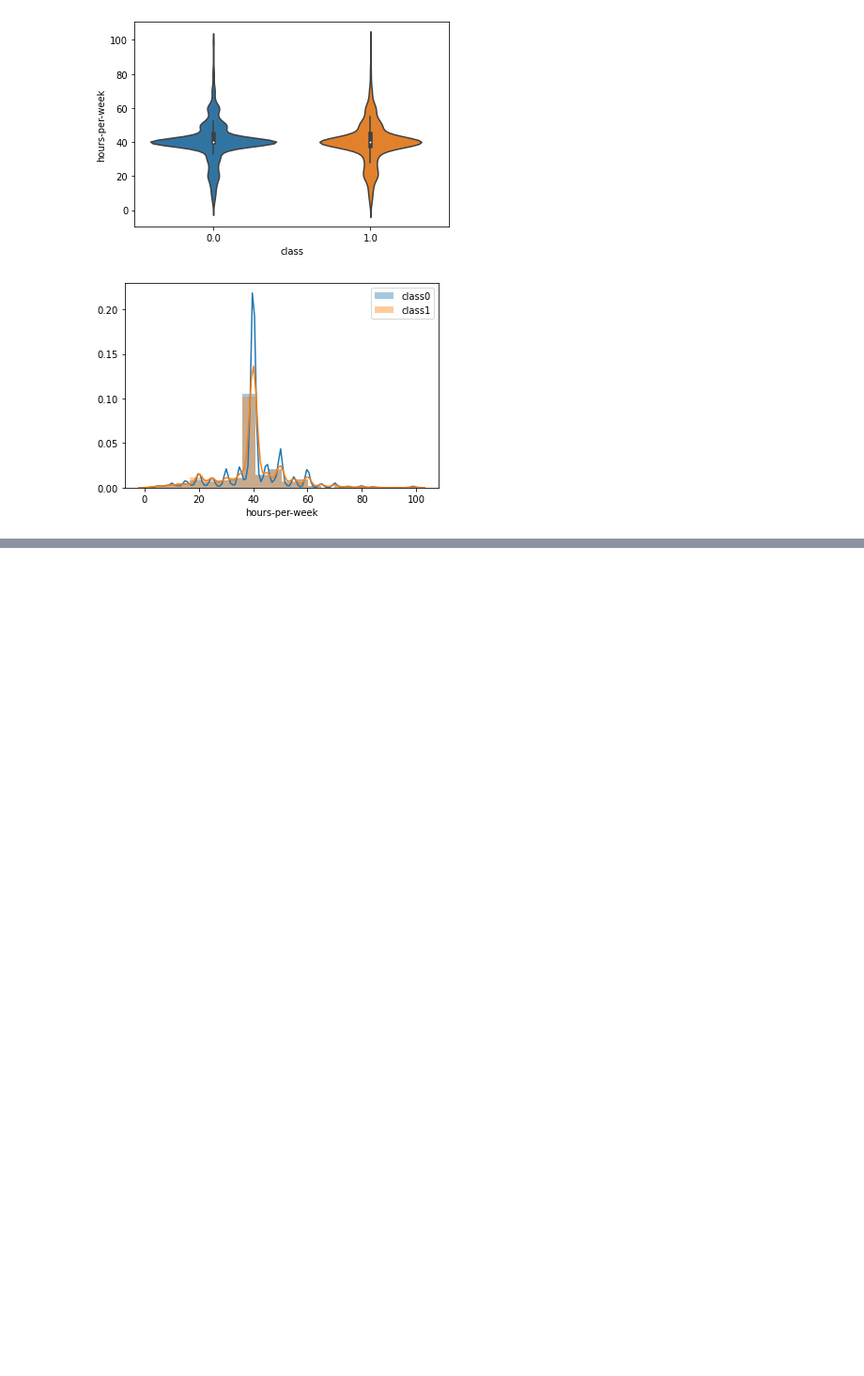
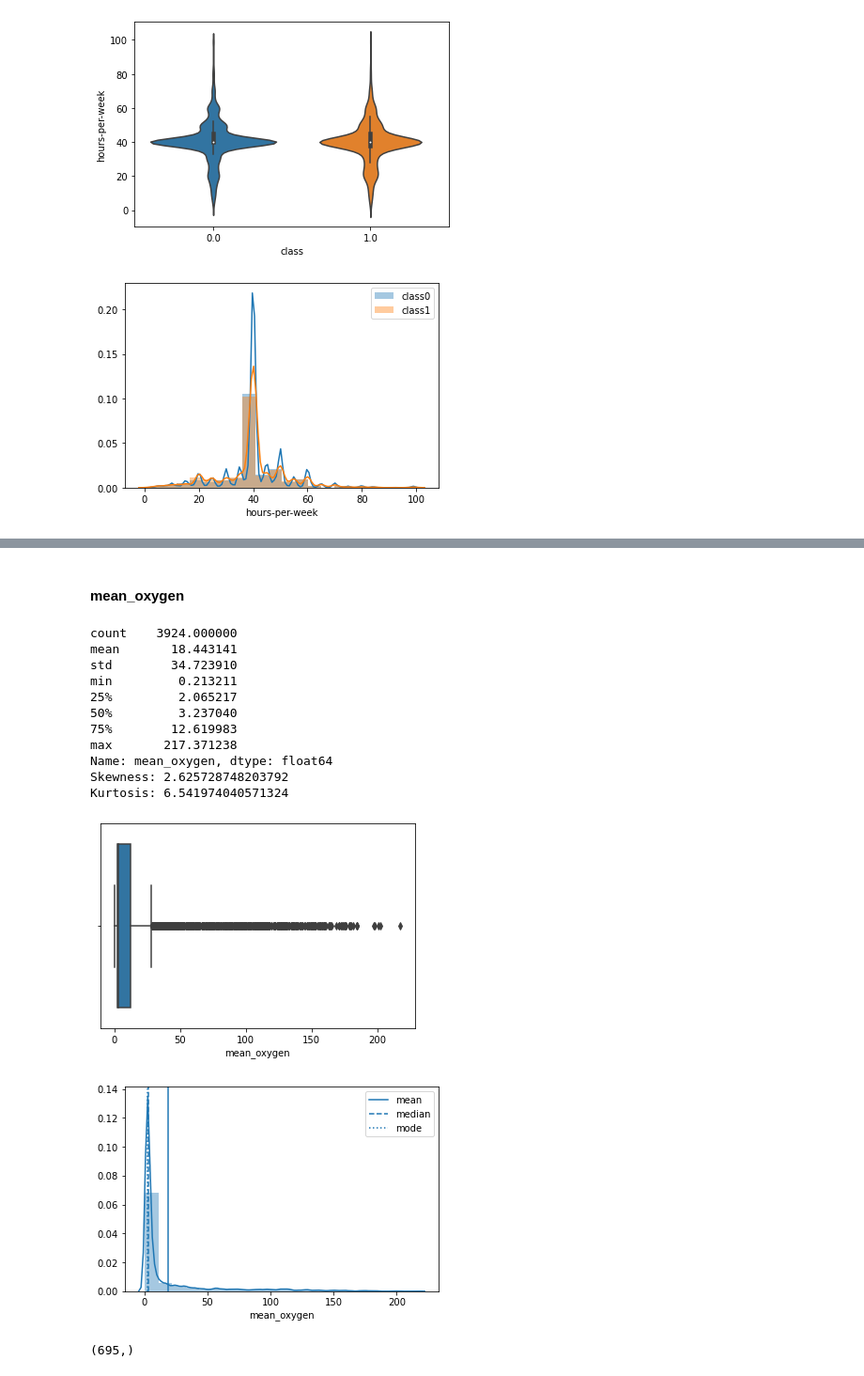
Before and after one commit to MakoHnat/IAU, a Jupyter notebook: Preprocessing_Marcel.ipynb, the cells around one changed output, grey strips where cells are left out. Shown at 94% size. Drawn from its saved outputs; the diff is of its cells as text; code cells hidden in the pictures; blank space fills up the shorter version.

```diff
--- a/Preprocessing_Marcel.ipynb
+++ b/Preprocessing_Marcel.ipynb
@@ -527,0 +624,43 @@ identify_outliers(data["hours-per-week"]).shape
+# %%
+data["mean_oxygen"] = np.nan
+data["std_oxygen"] = np.nan
+data["kurtosis_oxygen"] = np.nan
+data["skewness_oxygen"] = np.nan
+# %%
+def get_oxygen_stats(row):
+
+    string = row["medical_info"]
+
+    if string is np.nan:
+        return row
+
+    string = string.replace("\'", "\"")
+    di = json.loads(string)
+
+    for k in di.keys():
+        row[k] = float(di[k])
+
+    return row
+# %%
+data = data.apply(get_oxygen_stats, axis=1)
+data = data.drop(columns=["medical_info"])
+# %% [markdown]
+#### mean_oxygen
+# %%
+visual.univariate_num(data, "mean_oxygen")
+identify_outliers(data["mean_oxygen"]).shape
+# %% [output]
+count    3924.000000
+mean       18.443141
+std        34.723910
+min         0.213211
+25%         2.065217
+50%         3.237040
+75%        12.619983
+max       217.371238
+Name: mean_oxygen, dtype: float64
+Skewness: 2.625728748203792
+Kurtosis: 6.541974040571324
+[figure, added]
+[figure, added]
+(695,)
```
Also changed, not shown: parts of 63 cells of this notebook.
